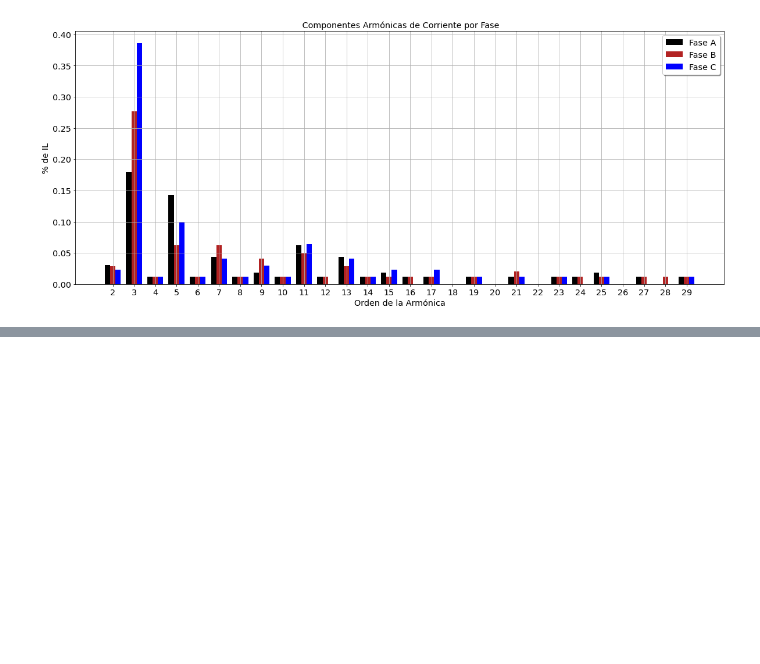
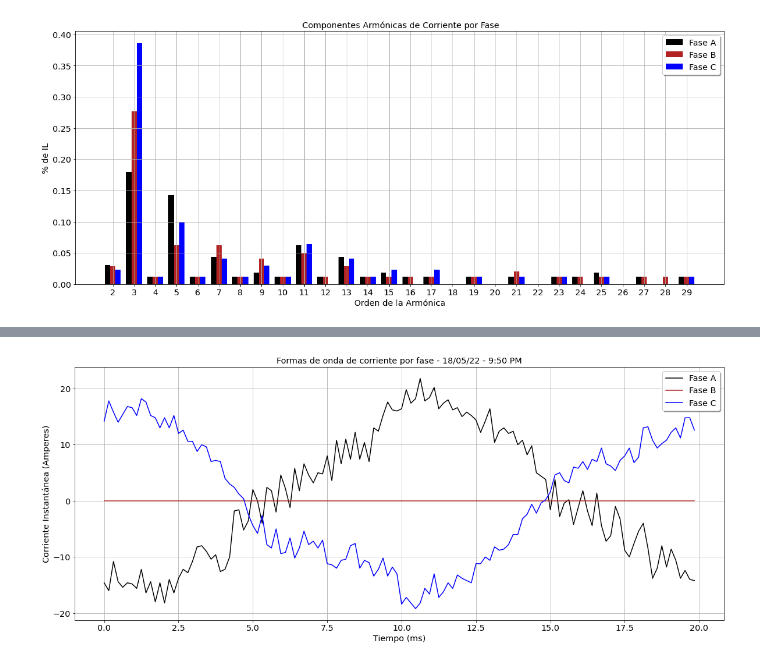
Before and after one commit to anghelcast/pqdata_samples, a Jupyter notebook: PQDATA_500KVA_FIME/PQDATA_500KVA.ipynb, the cells around one changed output, grey strips where cells are left out. Cells and saved outputs as stored; diff of their text form; code cells hidden in the pictures; blank space fills up the shorter version.

```diff
--- a/PQDATA_500KVA_FIME/PQDATA_500KVA.ipynb
+++ b/PQDATA_500KVA_FIME/PQDATA_500KVA.ipynb
@@ -561,0 +635,19 @@ plt.show()
+# %%
+plt.figure(figsize=(20,8))
+m1= df5['ms']
+ia2= df5['ia-18-05-22-950']
+ib2= df5['ib-18-05-22-950']
+ic2= df5['ic-18-05-22-950']
+
+plt.plot(m1, ia2, color ='black', label='Fase A')
+plt.plot(m1, ib2, color = 'firebrick', label='Fase B')
+plt.plot(m1, ic2, color = 'blue', label= 'Fase C')
+
+plt.title('Formas de onda de corriente por fase - 18/05/22 - 9:50 PM')
+plt.xlabel('Tiempo (ms)')
+plt.ylabel('Corriente Instantánea (Amperes)')
+plt.grid()
+plt.legend( shadow=True )
+plt.show()
+# %% [output]
+[figure, added]
```
Also changed, not shown: parts of 11 cells of this notebook.
